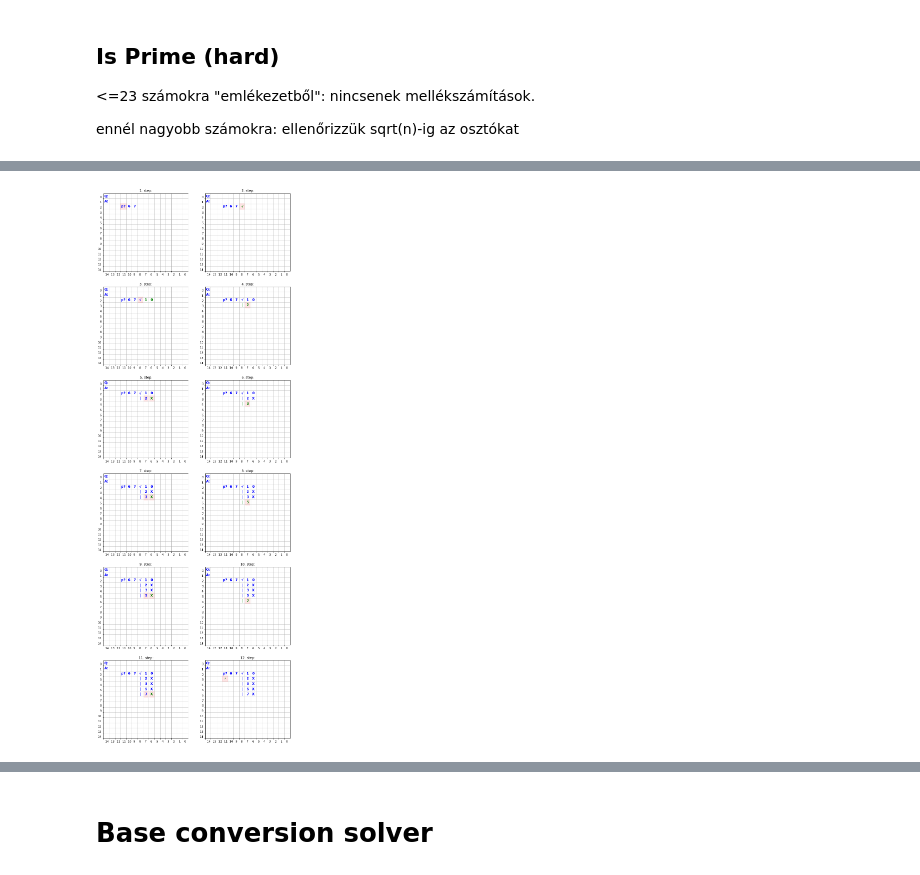
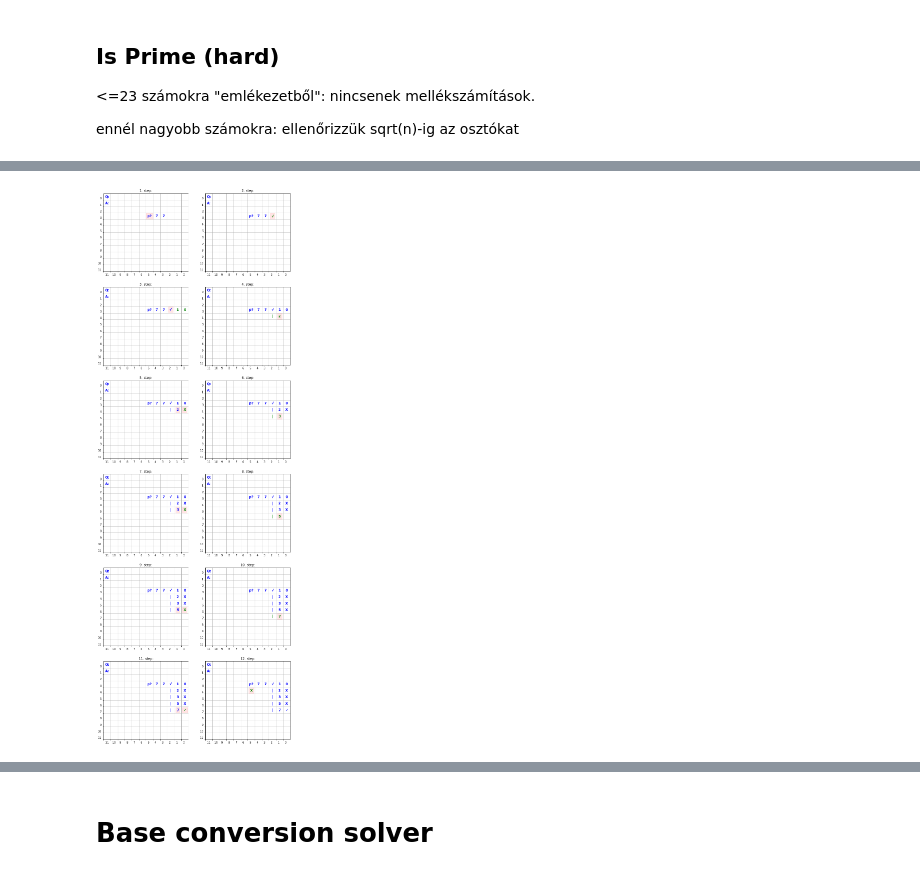
Before and after one commit to csadrian/arithmetics_on_paper, a Jupyter notebook: examples.ipynb, the cells around one changed output, grey strips where cells are left out. Drawn from its saved outputs; the diff is of its cells as text; code cells hidden in the pictures.

```diff
--- a/examples.ipynb
+++ b/examples.ipynb
@@ -40,6 +29,5 @@ solve_addition()
 
 ennél nagyobb számokra: ellenőrizzük sqrt(n)-ig az osztókat
 # %%
-def prime_generator(prime):
-    while True:
-        yield {'a': prime}
+def prime_problem(prime):
+    return {'a': prime}
@@ -54,4 +34,4 @@ solve_prime(77)
-# %%
-solve_prime(67)
-# %% [output]
-[figure, removed]
+# %%
+plot_example(IsPrimeSolverHard, prime_problem(77))
+# %% [output]
+[figure, added]
```
Also changed, not shown: parts of 32 cells of this notebook, 1 other file.
